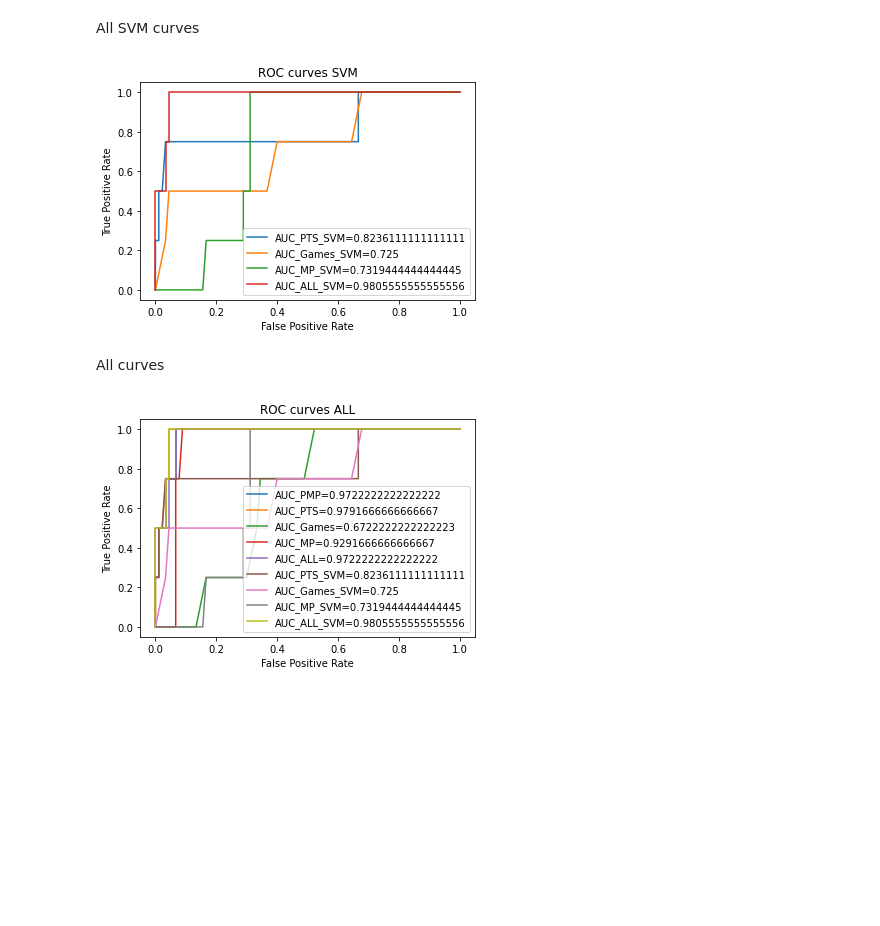
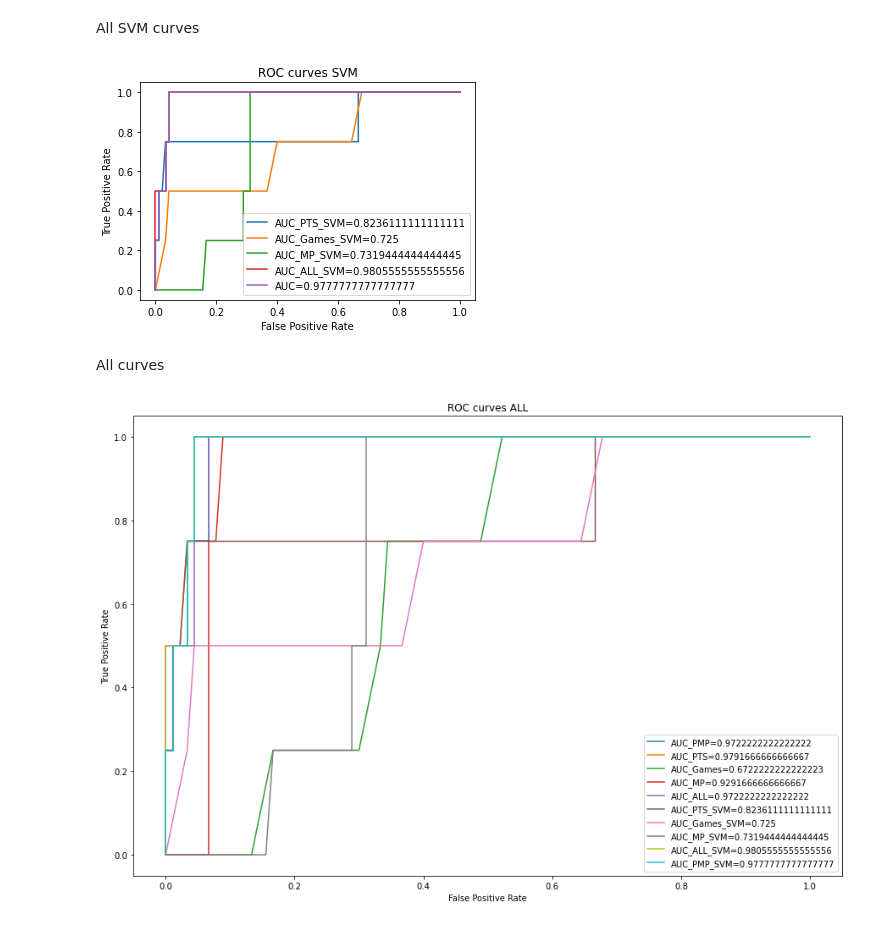
Before and after one commit to MennoCoehoorn/OZNAL, a Jupyter notebook: NBA.ipynb, the cells around one changed output. Drawn from its saved outputs; the diff is of its cells as text; code cells hidden in the pictures; blank space fills up the shorter version.

```diff
--- a/NBA.ipynb
+++ b/NBA.ipynb
@@ -1883,0 +2031,4 @@ plt.show()
+# %%
+X = df[['PTS','MP']]
+Y = df['ALLSTAR']
+X_train, X_test, y_train, y_test = train_test_split(X, Y, test_size=0.2, random_state=42)
@@ -1883,0 +2057,3 @@ plt.show()
+# %%
+svcclassifierPMP = SVC(kernel='rbf', probability=True)
+svcclassifierPMP.fit(X_train,y_train)
@@ -1883,0 +2062,2 @@ plt.show()
+# %%
+predictions_prob = svcclassifierPMP.predict_proba(X_test)
@@ -1883,0 +2096,10 @@ plt.show()
+# %%
+fprPMP_SVM, tprPMP_SVM, _ = metrics.roc_curve(y_test,  predictions_prob[::,1])
+aucPMP_SVM = metrics.roc_auc_score(y_test, predictions_prob[::,1])
+
+#create ROC curve
+plt.plot(fprPMP_SVM,tprPMP_SVM,label="AUC="+str(aucPMP_SVM))
+plt.ylabel('True Positive Rate')
+plt.xlabel('False Positive Rate')
+plt.legend(loc=4)
+plt.show()
@@ -1888,6 +2112,7 @@ plt.plot(fprPTS_SVM,tprPTS_SVM,label="AUC_PTS_SVM="+str(aucPTS_SVM))
 plt.plot(fprGS_SVM,tprGS_SVM,label="AUC_Games_SVM="+str(aucGS_SVM))
 plt.plot(fprMP_SVM,tprMP_SVM,label="AUC_MP_SVM="+str(aucMP_SVM))
 plt.plot(fprALL_SVM,tprALL_SVM,label="AUC_ALL_SVM="+str(aucALL_SVM))
+plt.plot(fprPMP_SVM,tprPMP_SVM,label="AUC="+str(aucPMP_SVM))
 plt.ylabel('True Positive Rate')
 plt.xlabel('False Positive Rate')
 plt.title('ROC curves SVM')
@@ -1895,24 +2120,26 @@ plt.legend(loc=4)
 plt.savefig('ROC_svm.png')
 plt.show()
 # %% [output]
-[figure, old version]
+[figure, new version]
 # %% [markdown]
 All curves
 # %%
+plt.figure(figsize=(15,10))
 plt.plot(fprPMP,tprPMP,label="AUC_PMP="+str(aucPMP))
 plt.plot(fprPTS,tprPTS,label="AUC_PTS="+str(aucPTS))
 plt.plot(fprGS,tprGS,label="AUC_Games="+str(aucGS))
 plt.plot(fprMP,tprMP,label="AUC_MP="+str(aucMP))
 plt.plot(fprALL,tprALL,label="AUC_ALL="+str(aucALL))
 plt.plot(fprPTS_SVM,tprPTS_SVM,label="AUC_PTS_SVM="+str(aucPTS_SVM))
 plt.plot(fprGS_SVM,tprGS_SVM,label="AUC_Games_SVM="+str(aucGS_SVM))
 plt.plot(fprMP_SVM,tprMP_SVM,label="AUC_MP_SVM="+str(aucMP_SVM))
 plt.plot(fprALL_SVM,tprALL_SVM,label="AUC_ALL_SVM="+str(aucALL_SVM))
+plt.plot(fprPMP_SVM,tprPMP_SVM,label="AUC_PMP_SVM="+str(aucPMP_SVM))
 plt.ylabel('True Positive Rate')
 plt.xlabel('False Positive Rate')
 plt.title('ROC curves ALL')
 plt.legend(loc=4)
 plt.savefig('ROC_all.png')
 plt.show()
 # %% [output]
-[figure, old version]
+[figure, new version]
```
Also changed, not shown: parts of 106 cells of this notebook, 14 other files.
